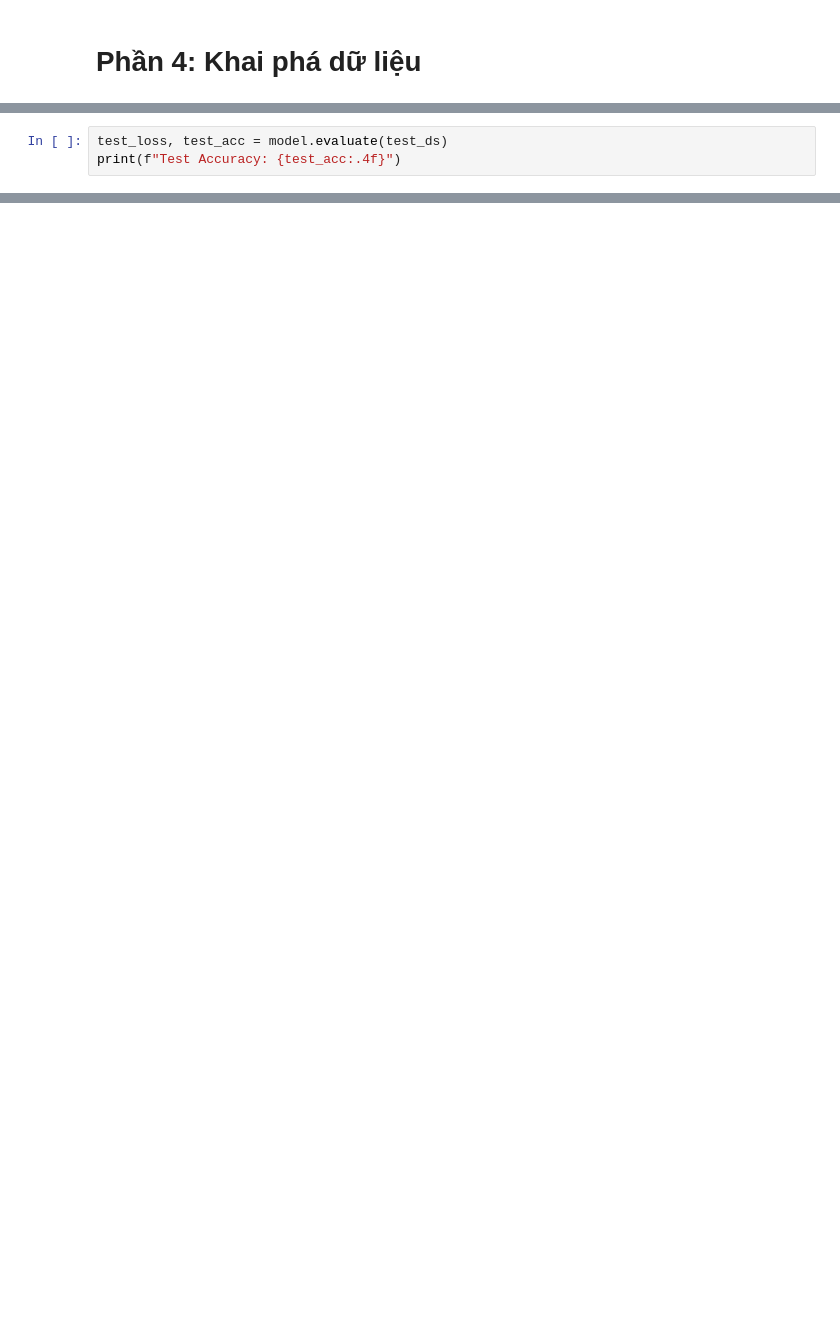
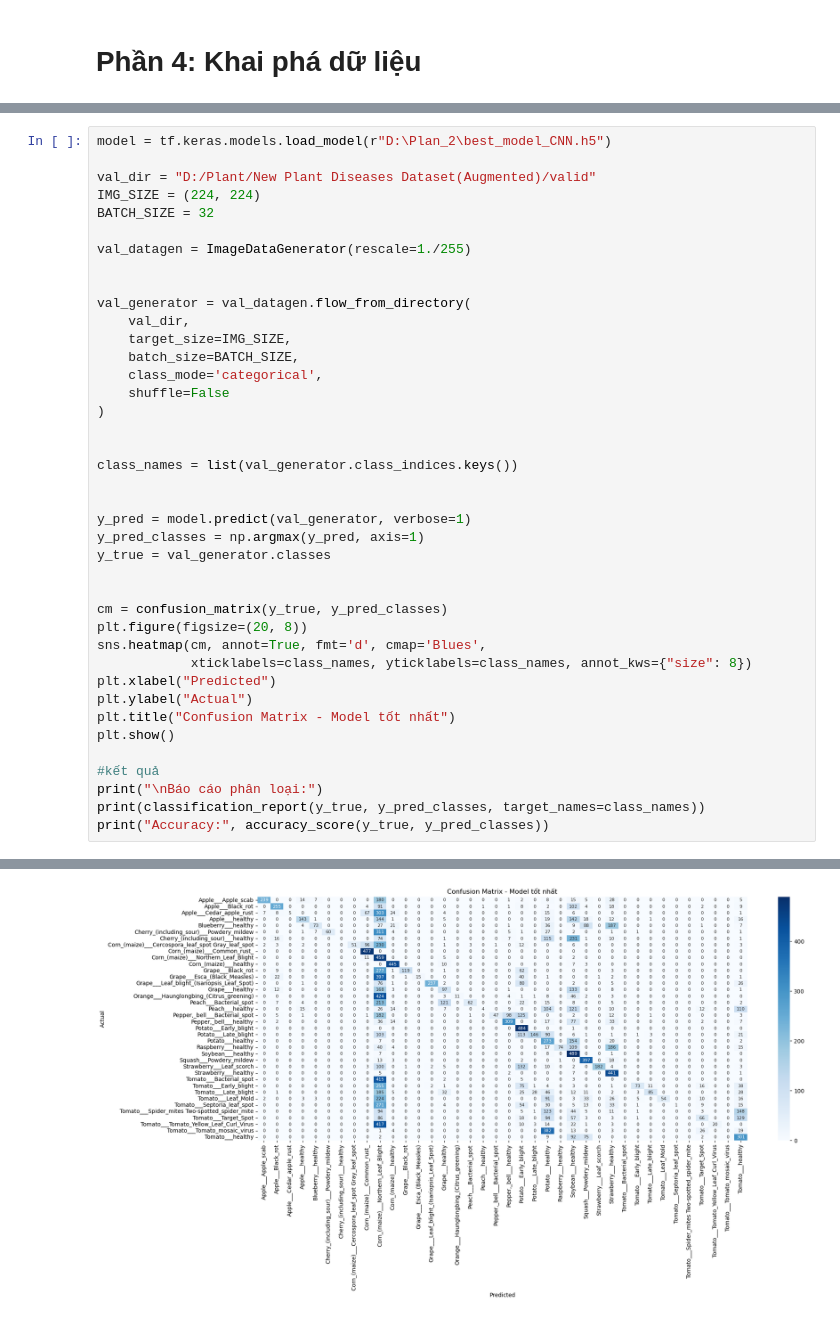
Before and after one commit to Min190503/Leaf-Disease, a Jupyter notebook: src/Leaf_Disease.ipynb, the cells around one changed output, grey strips where cells are left out. Drawn from its saved outputs; the diff is of its cells as text; blank space fills up the shorter version.

```diff
--- a/src/Leaf_Disease.ipynb
+++ b/src/Leaf_Disease.ipynb
@@ -352,3 +289,41 @@ plt.show()
-# %%
-test_loss, test_acc = model.evaluate(test_ds)
-print(f"Test Accuracy: {test_acc:.4f}")
+# %%
+model = tf.keras.models.load_model(r"D:\Plan_2\best_model_CNN.h5")
+
+val_dir = "D:/Plant/New Plant Diseases Dataset(Augmented)/valid"
+IMG_SIZE = (224, 224)
+BATCH_SIZE = 32
+
+val_datagen = ImageDataGenerator(rescale=1./255)
+
+
+val_generator = val_datagen.flow_from_directory(
+    val_dir,
+    target_size=IMG_SIZE,
+    batch_size=BATCH_SIZE,
+    class_mode='categorical',
+    shuffle=False
+)
+
+
+class_names = list(val_generator.class_indices.keys())
+
+
+y_pred = model.predict(val_generator, verbose=1)
+y_pred_classes = np.argmax(y_pred, axis=1)
+y_true = val_generator.classes
+
+
+cm = confusion_matrix(y_true, y_pred_classes)
+plt.figure(figsize=(20, 8))
+sns.heatmap(cm, annot=True, fmt='d', cmap='Blues',
+            xticklabels=class_names, yticklabels=class_names, annot_kws={"size": 8})
+plt.xlabel("Predicted")
+plt.ylabel("Actual")
+plt.title("Confusion Matrix - Model tốt nhất")
+plt.show()
+
+#kết quả
+print("\nBáo cáo phân loại:")
+print(classification_report(y_true, y_pred_classes, target_names=class_names))
+print("Accuracy:", accuracy_score(y_true, y_pred_classes))
+# %% [output]
@@ -354,0 +334 @@ print(f"Test Accuracy: {test_acc:.4f}")
+[figure, added]
```
Also changed, not shown: parts of 38 cells of this notebook.
